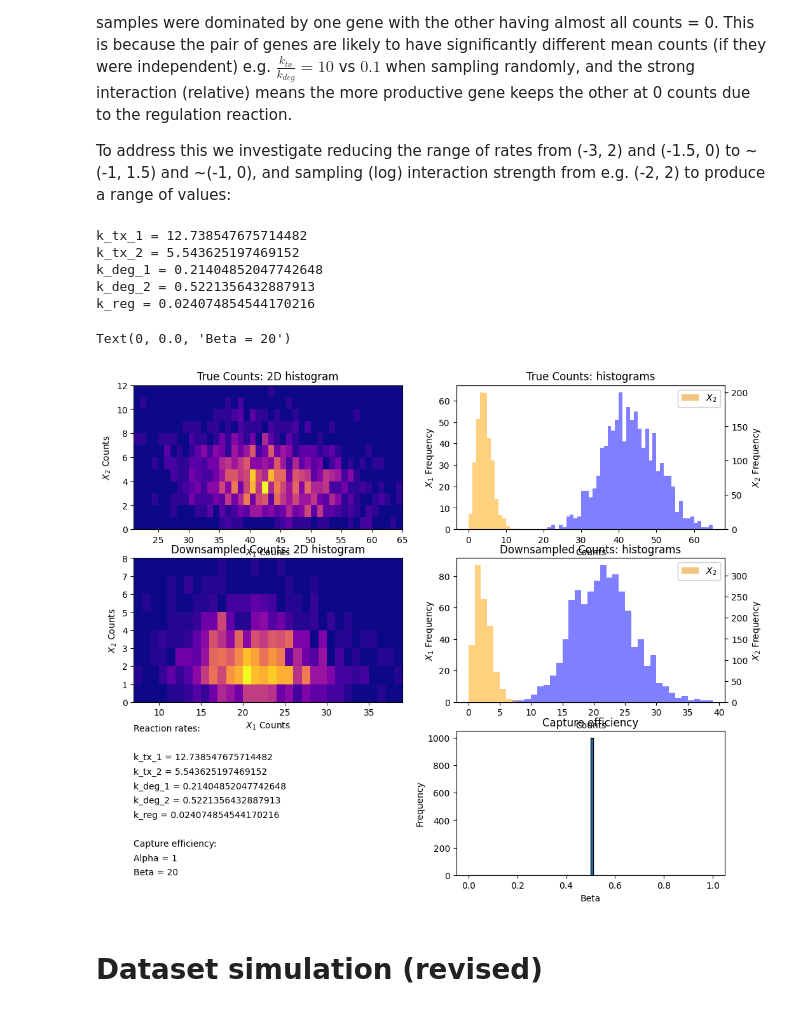
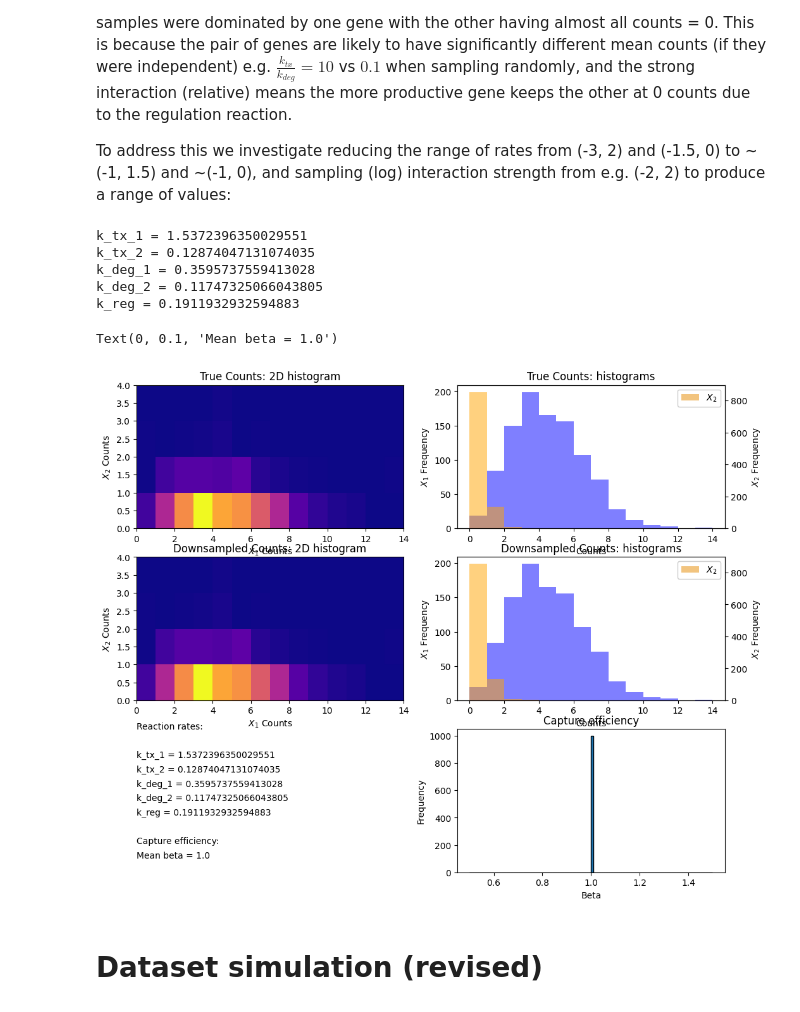
Before and after one commit to willjgh/M5R, a Jupyter notebook: Interaction/parameter_simulation.ipynb, the cells around one changed output. Drawn from its saved outputs; the diff is of its cells as text; code cells hidden in the pictures.

```diff
--- a/Interaction/parameter_simulation.ipynb
+++ b/Interaction/parameter_simulation.ipynb
@@ -1351,7 +1351,7 @@ n = 1000
 params = {}
 
 # mean capture efficiency
-mean_beta = 0.5
+mean_beta = 1.0
 
 # sample rates from log-uniform distribution for both genes
 log_k_tx_beta_1 = rng.uniform(-1, 1.5)
@@ -1415,42 +1415,43 @@ axs[1, 0].set_xlabel(r"$X_{1}$ Counts")
 axs[1, 0].set_ylabel(r"$X_{2}$ Counts")
 axs[1, 0].set_title("Downsampled Counts: 2D histogram")
 
 # separate histograms of downsampled counts
 axs[1, 1].hist(x1_sample_downsampled, bins=range(int(np.min(x1_sample_downsampled)), int(np.max(x1_sample_downsampled)) + 2), alpha=0.5, color="blue", label=r"$X_{1}$");
 axs11_twin = axs[1, 1].twinx()
 axs11_twin.hist(x2_sample_downsampled, bins=range(int(np.min(x2_sample_downsampled)), int(np.max(x2_sample_downsampled)) + 2), alpha=0.5, color="orange", label=r"$X_{2}$");
 axs[1, 1].set_xlabel("Counts")
 axs[1, 1].set_ylabel(r"$X_{1}$ Frequency")
 axs11_twin.set_ylabel(r"$X_{2}$ Frequency")
 axs[1, 1].set_title("Downsampled Counts: histograms")
 axs[1, 1].legend()
 axs11_twin.legend()
 
 # capture efficiency
 axs[2, 1].hist(beta, bins=100, edgecolor='black');
 axs[2, 1].set_xlabel("Beta")
 axs[2, 1].set_ylabel("Frequency")
 axs[2, 1].set_title("Capture efficiency")
 
 # display info
 axs[2, 0].axis('off')
 axs[2, 0].text(0, 1.0, f"Reaction rates:")
 axs[2, 0].text(0, 0.8, f"k_tx_1 = {params['k_tx_1']}")
 axs[2, 0].text(0, 0.7, f"k_tx_2 = {params['k_tx_2']}")
 axs[2, 0].text(0, 0.6, f"k_deg_1 = {params['k_deg_1']}")
 axs[2, 0].text(0, 0.5, f"k_deg_2 = {params['k_deg_2']}")
 axs[2, 0].text(0, 0.4, f"k_reg = {params['k_reg']}")
 axs[2, 0].text(0, 0.2, f"Capture efficiency:")
-axs[2, 0].text(0, 0.1, f"Alpha = 1")
-axs[2, 0].text(0, 0.0, f"Beta = 20")
+axs[2, 0].text(0, 0.1, f"Mean beta = {mean_beta}")
+#axs[2, 0].text(0, 0.1, f"Alpha = 1")
+#axs[2, 0].text(0, 0.0, f"Beta = 20")
 # %% [output]
-k_tx_1 = 12.738547675714482
-k_tx_2 = 5.543625197469152
-k_deg_1 = 0.21404852047742648
-k_deg_2 = 0.5221356432887913
-k_reg = 0.024074854544170216
+k_tx_1 = 1.5372396350029551
+k_tx_2 = 0.12874047131074035
+k_deg_1 = 0.3595737559413028
+k_deg_2 = 0.11747325066043805
+k_reg = 0.1911932932594883
-Text(0, 0.0, 'Beta = 20')
+Text(0, 0.1, 'Mean beta = 1.0')
-[figure, old version]
+[figure, new version]
 # %% [markdown]
 # Dataset simulation (revised)
 # %%
```
Also changed, not shown: parts of 4 cells of this notebook.
